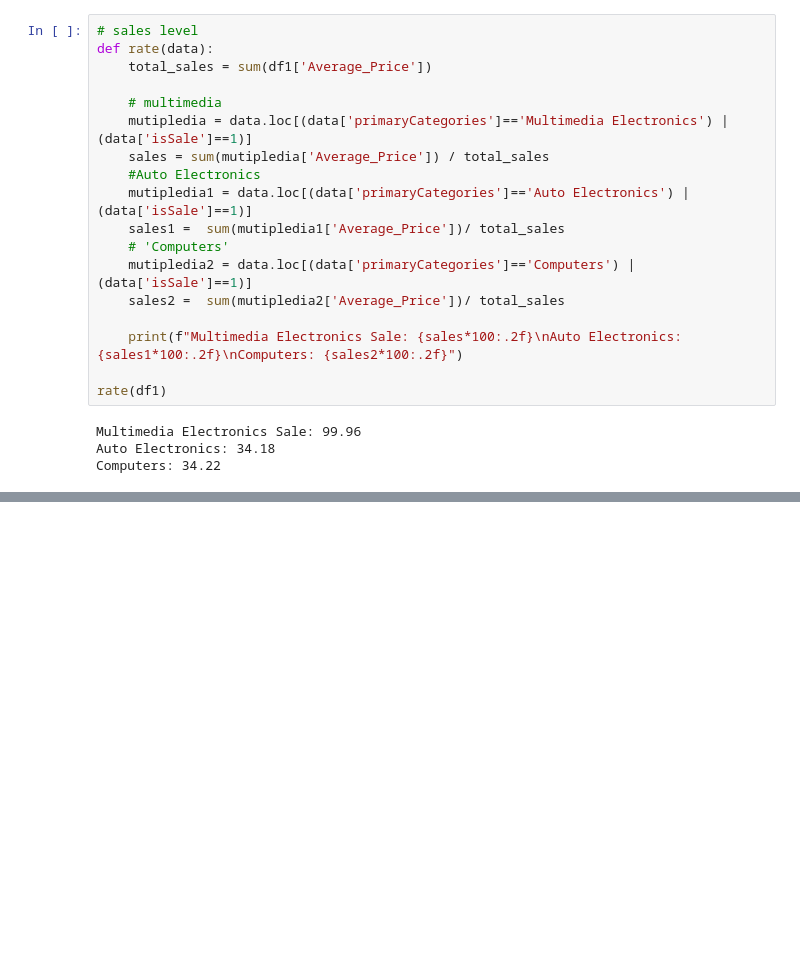
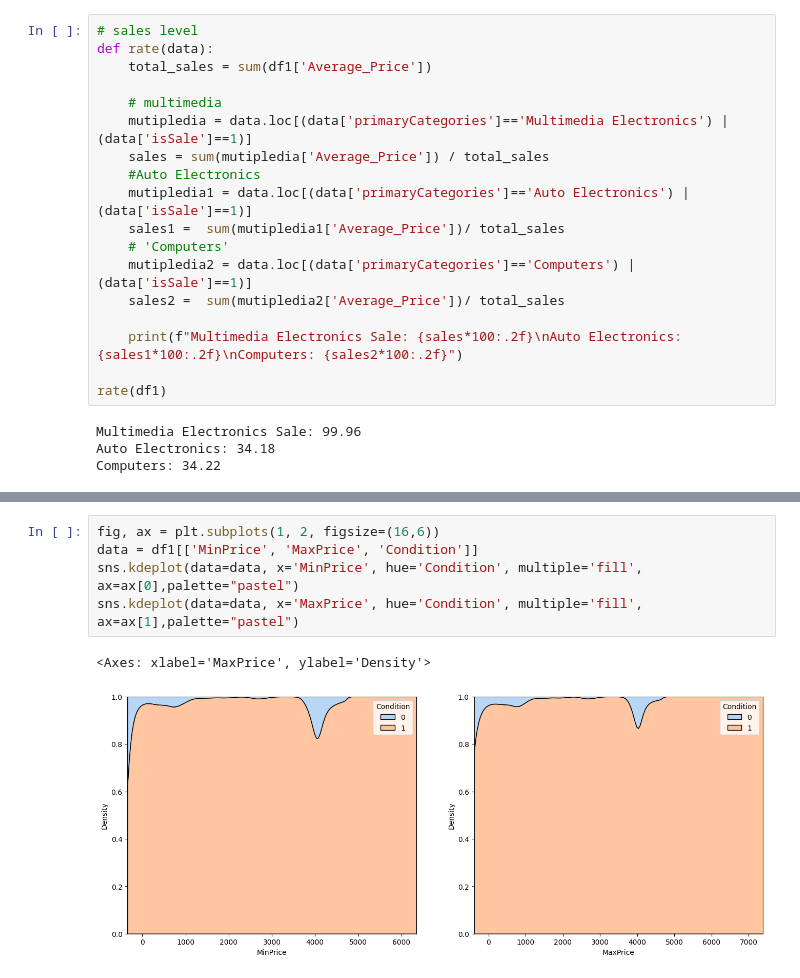
Before and after one commit to MboyaDan/product_analysis, a Jupyter notebook: elec_productpricing_analysis.ipynb, the cells around one changed output, grey strips where cells are left out. Drawn from its saved outputs; the diff is of its cells as text; blank space fills up the shorter version.

Commit message:
condition

```diff
--- a/elec_productpricing_analysis.ipynb
+++ b/elec_productpricing_analysis.ipynb
@@ -421,0 +433,8 @@ Computers: 34.22
+# %%
+fig, ax = plt.subplots(1, 2, figsize=(16,6))
+data = df1[['MinPrice', 'MaxPrice', 'Condition']]
+sns.kdeplot(data=data, x='MinPrice', hue='Condition', multiple='fill', ax=ax[0],palette="pastel")
+sns.kdeplot(data=data, x='MaxPrice', hue='Condition', multiple='fill', ax=ax[1],palette="pastel")
+# %% [output]
+<Axes: xlabel='MaxPrice', ylabel='Density'>
+[figure, added]
```
Also changed, not shown: parts of 13 cells of this notebook.
